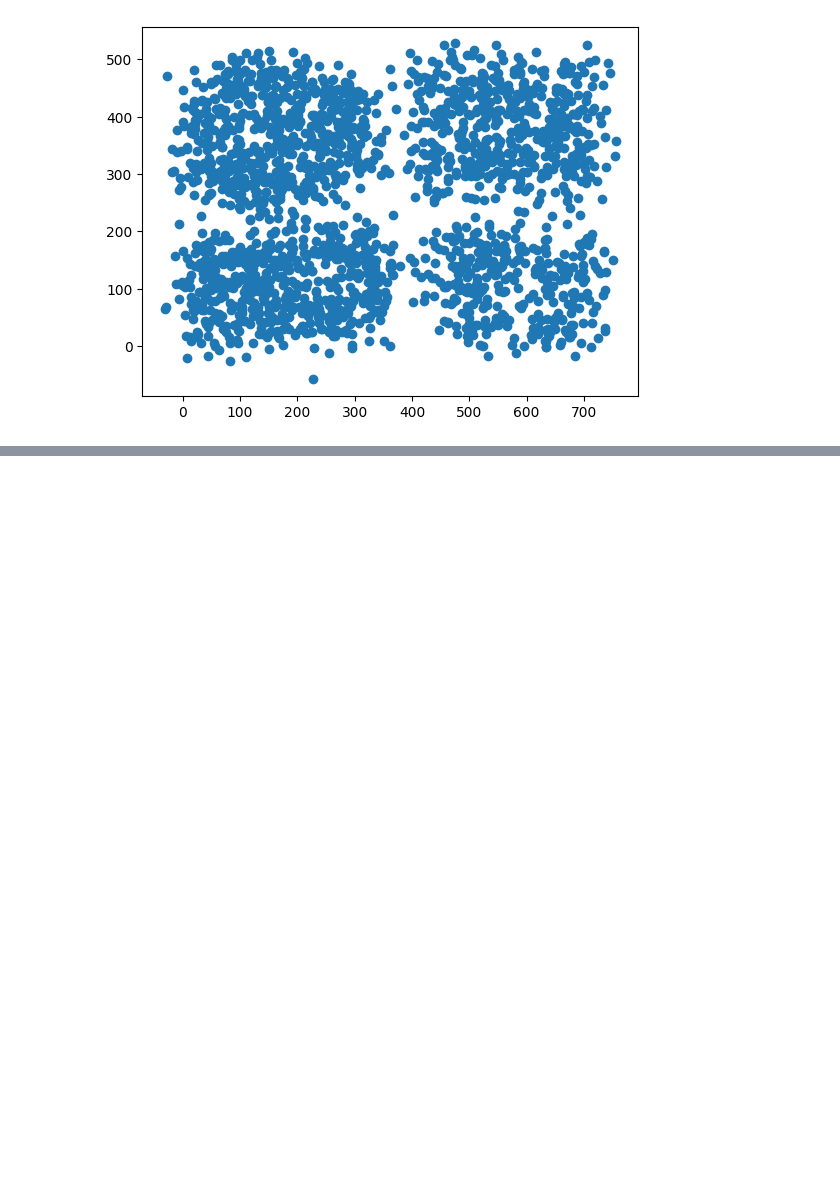
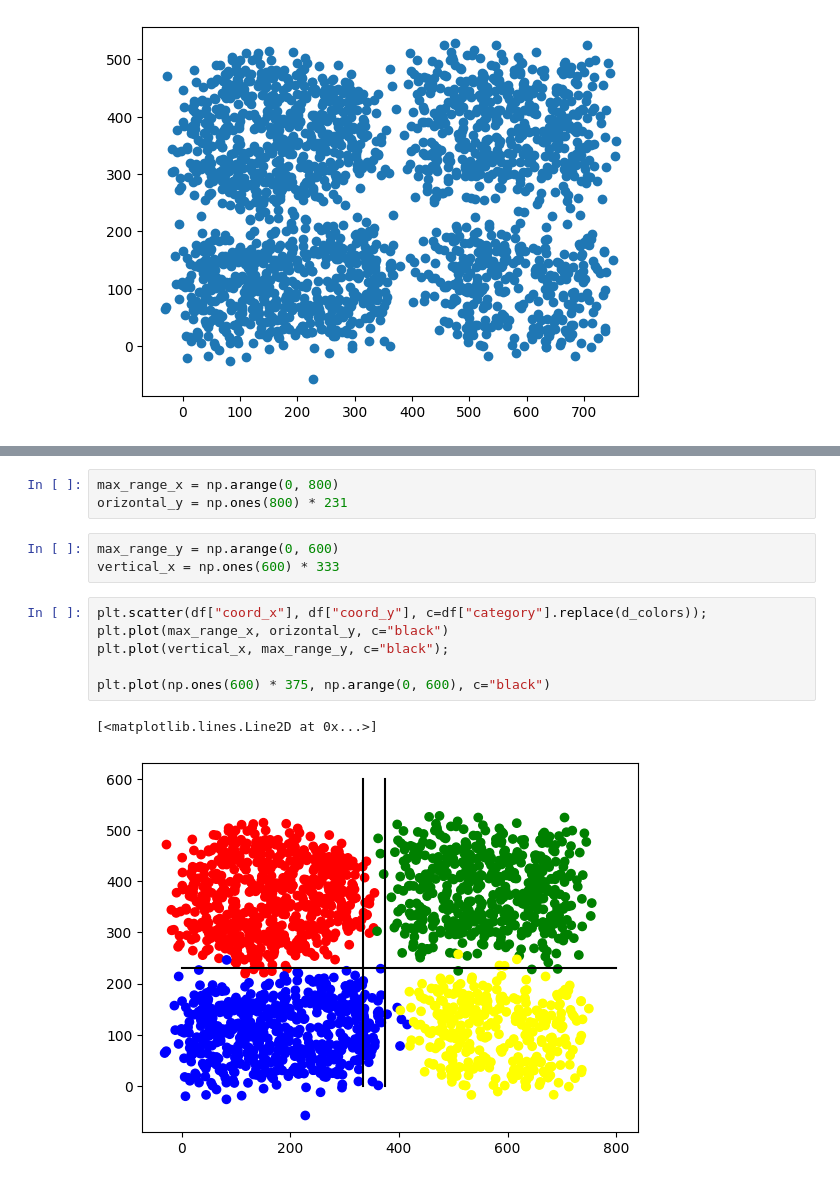
Before and after one commit to Stelian-DRAGNE/Machine-Learning-using-Python-2024-2025, a Jupyter notebook: CURS 6/05.decision_tree.ipynb, the cells around one changed output, grey strips where cells are left out. Drawn from its saved outputs; the diff is of its cells as text; blank space fills up the shorter version.

```diff
--- a/CURS 6/05.decision_tree.ipynb
+++ b/CURS 6/05.decision_tree.ipynb
@@ -12,0 +46,15 @@ plt.scatter(df["coord_x"], df["coord_y"]);
+# %%
+max_range_x = np.arange(0, 800)
+orizontal_y = np.ones(800) * 231
+# %%
+max_range_y = np.arange(0, 600)
+vertical_x = np.ones(600) * 333
+# %%
+plt.scatter(df["coord_x"], df["coord_y"], c=df["category"].replace(d_colors));
+plt.plot(max_range_x, orizontal_y, c="black")
+plt.plot(vertical_x, max_range_y, c="black");
+
+plt.plot(np.ones(600) * 375, np.arange(0, 600), c="black")
+# %% [output]
+[<matplotlib.lines.Line2D at 0x...>]
+[figure, added]
```
Also changed, not shown: parts of 9 cells of this notebook, 11 other files.
